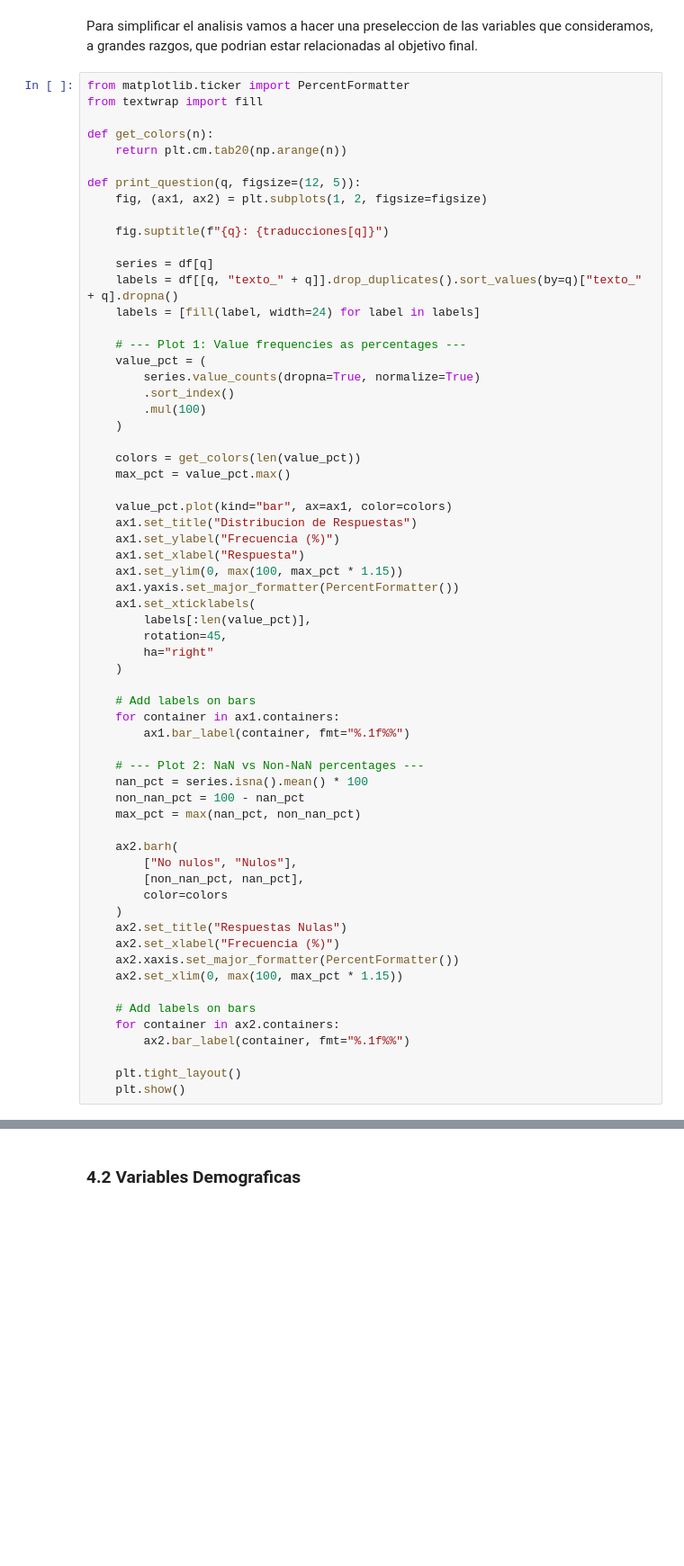
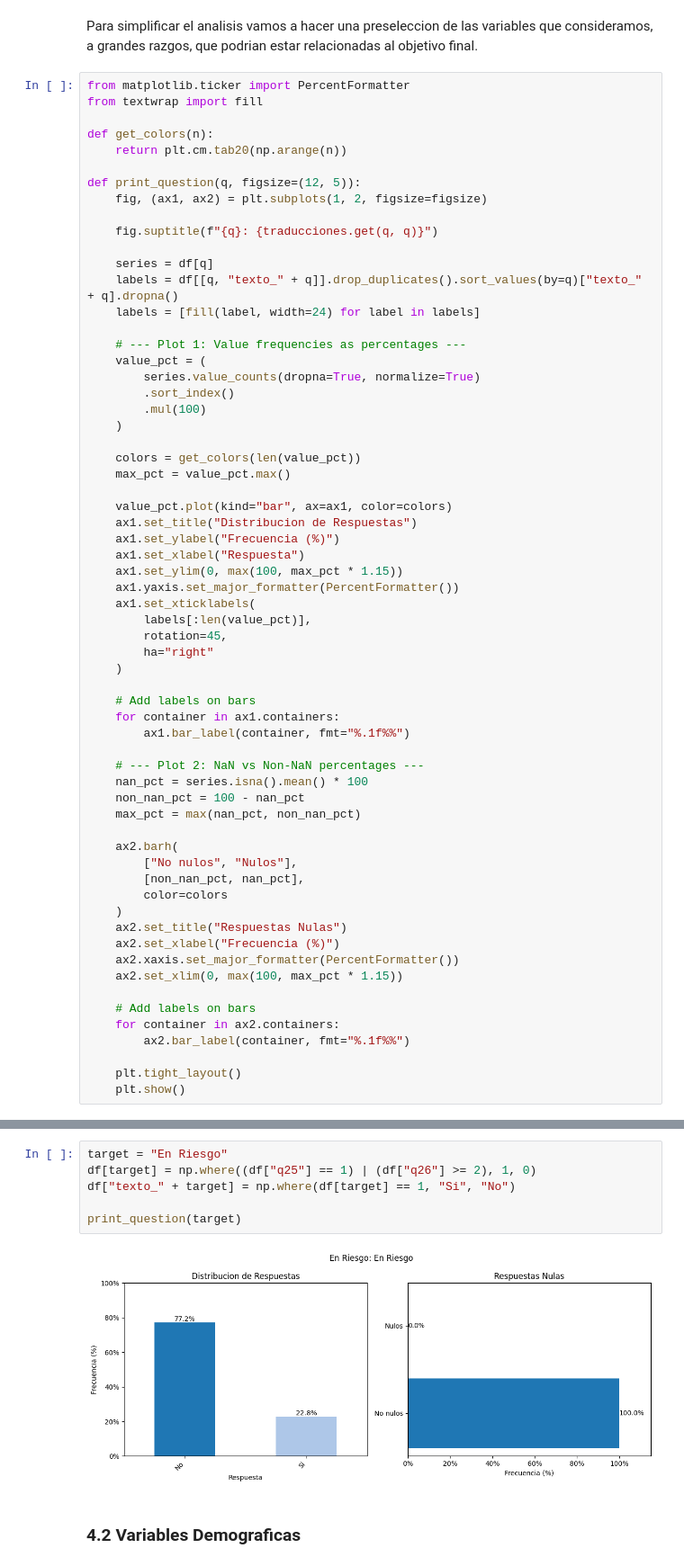
Before and after one commit to CimimUxMaio/tp_g10_AndD, a Jupyter notebook: EDA.ipynb, the cells around one changed output, grey strips where cells are left out. Shown at 90% size. Cells and saved outputs as stored; diff of their text form; blank space fills up the shorter version.

Commit message:
Definicion de variable target

```diff
--- a/EDA.ipynb
+++ b/EDA.ipynb
@@ -99,7 +99,7 @@ def get_colors(n):
 def print_question(q, figsize=(12, 5)):
     fig, (ax1, ax2) = plt.subplots(1, 2, figsize=figsize)
 
-    fig.suptitle(f"{q}: {traducciones[q]}")
+    fig.suptitle(f"{q}: {traducciones.get(q, q)}")
 
     series = df[q]
     labels = df[[q, "texto_" + q]].drop_duplicates().sort_values(by=q)["texto_" + q].dropna()
@@ -162,3 +189,11 @@ print_question(target)
+# %%
+target = "En Riesgo"
+df[target] = np.where((df["q25"] == 1) | (df["q26"] >= 2), 1, 0)
+df["texto_" + target] = np.where(df[target] == 1, "Si", "No")
+
+print_question(target)
+# %% [output]
+[figure, added]
 # %% [markdown]
 ### 4.2 Variables Demograficas
 # %%
```
Also changed, not shown: parts of 14 cells of this notebook.
